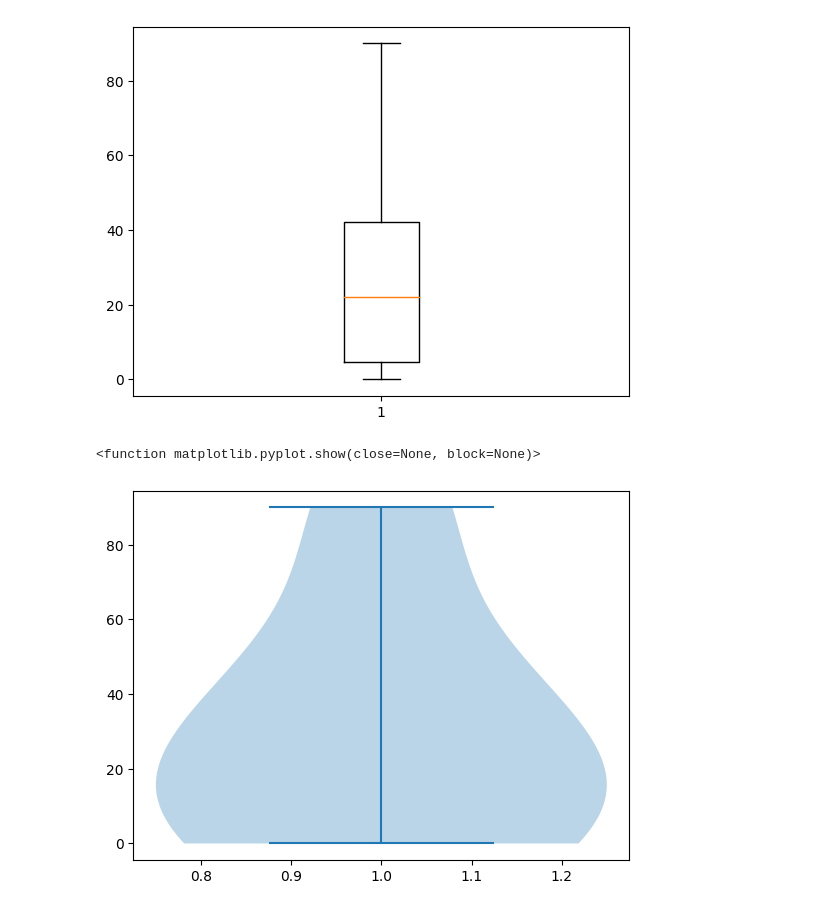
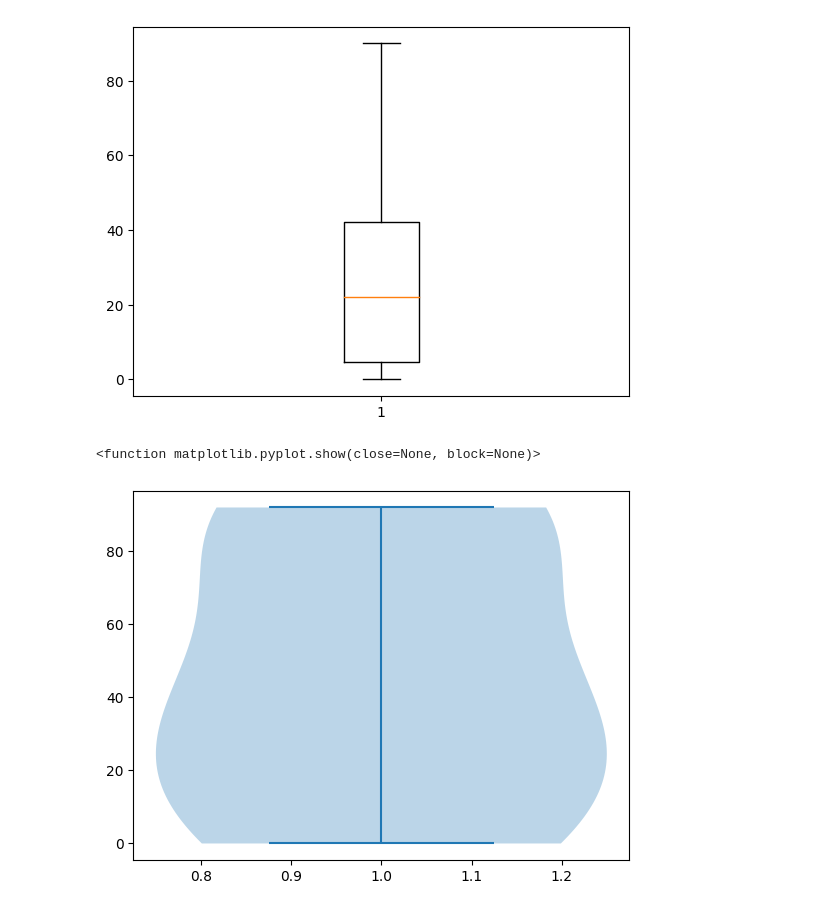
Before and after one commit to aminase/python-data-analysis, a Jupyter notebook: home.ipynb, the cells around one changed output. Drawn from its saved outputs; the diff is of its cells as text; code cells hidden in the pictures.

```diff
--- a/home.ipynb
+++ b/home.ipynb
@@ -627,9 +627,9 @@ plt.plot
 <function matplotlib.pyplot.show(close=None, block=None)>
 [figure]
 # %%
-data = [1,16,47,45, 28,90,0, 87]
+data = [1,16,47,45, 28,90,0, 87, 92]
 plt.violinplot(data)
 plt.show
 # %% [output]
 <function matplotlib.pyplot.show(close=None, block=None)>
-[figure, old version]
+[figure, new version]
```
